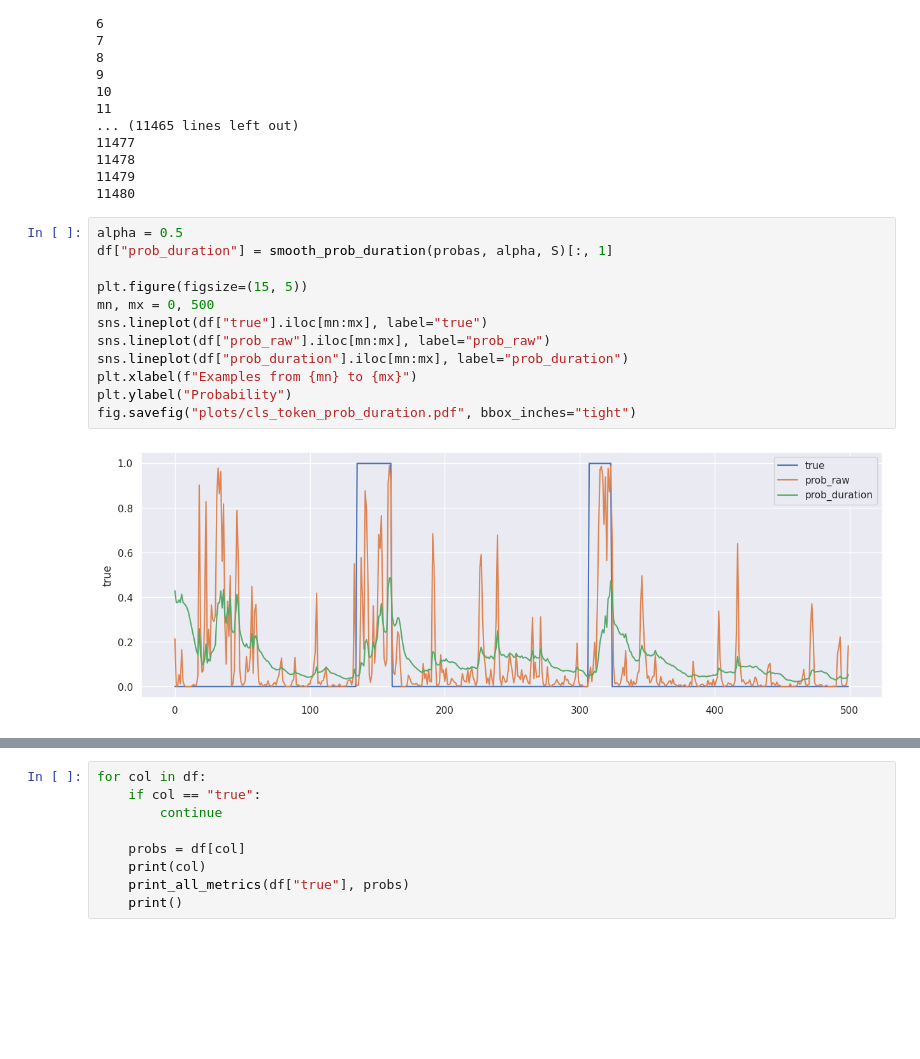
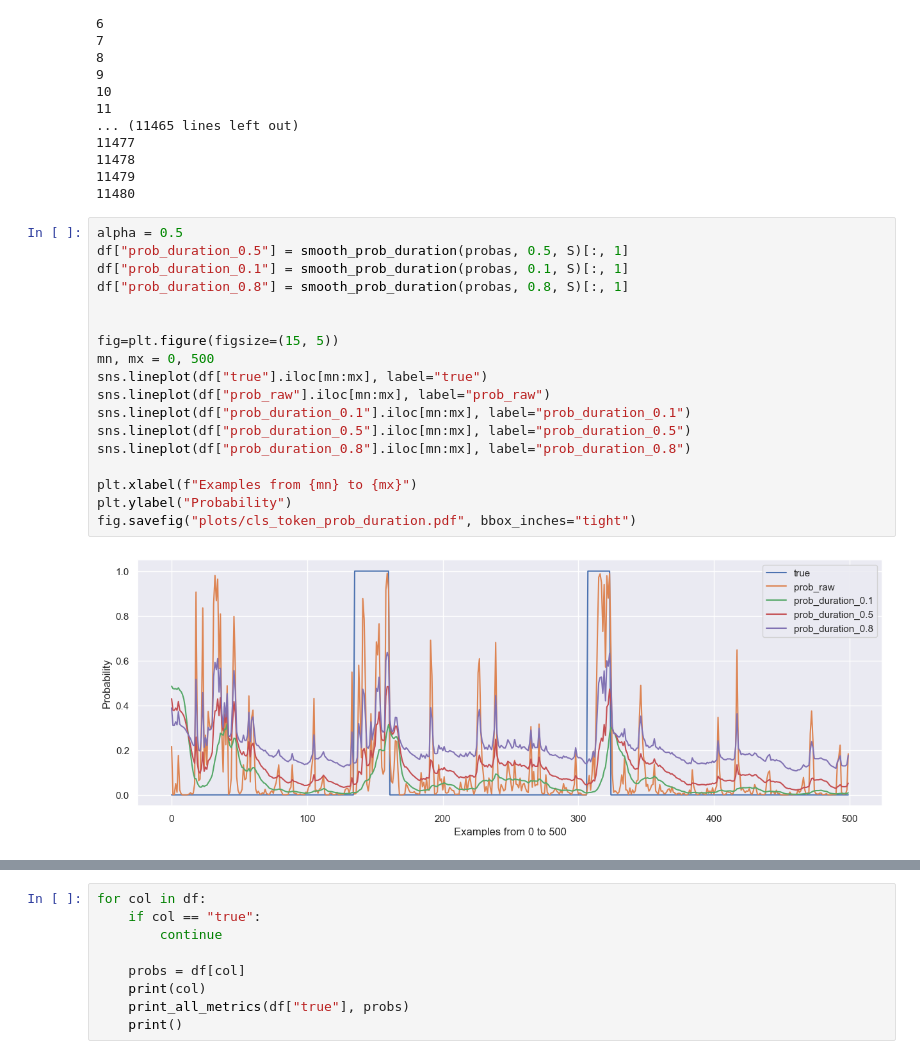
Before and after one commit to BshKatrin/RITAL-NLP-project, a Jupyter notebook: notebooks/pres_cls.ipynb, the cells around one changed output, grey strips where cells are left out. Saved outputs shown, nothing was run; the diff lists cells and outputs as text; blank space fills up the shorter version.

```diff
--- a/notebooks/pres_cls.ipynb
+++ b/notebooks/pres_cls.ipynb
@@ -177,15 +180,21 @@ S = get_scores_smooth_duration(log_probs, D_max, kde)
 11480
 # %%
 alpha = 0.5
-df["prob_duration"] = smooth_prob_duration(probas, alpha, S)[:, 1]
+df["prob_duration_0.5"] = smooth_prob_duration(probas, 0.5, S)[:, 1]
+df["prob_duration_0.1"] = smooth_prob_duration(probas, 0.1, S)[:, 1]
+df["prob_duration_0.8"] = smooth_prob_duration(probas, 0.8, S)[:, 1]
 
-plt.figure(figsize=(15, 5))
+
+fig=plt.figure(figsize=(15, 5))
 mn, mx = 0, 500
 sns.lineplot(df["true"].iloc[mn:mx], label="true")
 sns.lineplot(df["prob_raw"].iloc[mn:mx], label="prob_raw")
-sns.lineplot(df["prob_duration"].iloc[mn:mx], label="prob_duration")
+sns.lineplot(df["prob_duration_0.1"].iloc[mn:mx], label="prob_duration_0.1")
+sns.lineplot(df["prob_duration_0.5"].iloc[mn:mx], label="prob_duration_0.5")
+sns.lineplot(df["prob_duration_0.8"].iloc[mn:mx], label="prob_duration_0.8")
+
 plt.xlabel(f"Examples from {mn} to {mx}")
 plt.ylabel("Probability")
 fig.savefig("plots/cls_token_prob_duration.pdf", bbox_inches="tight")
 # %% [output]
-[figure, old version]
+[figure, new version]
```
Also changed, not shown: parts of 6 cells of this notebook, 4 other files.
